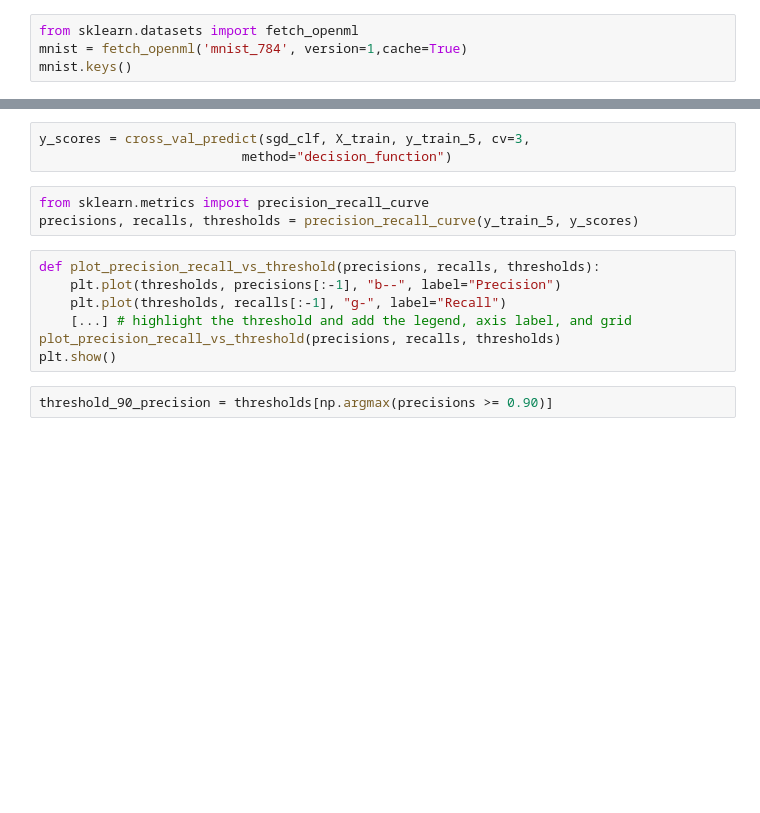
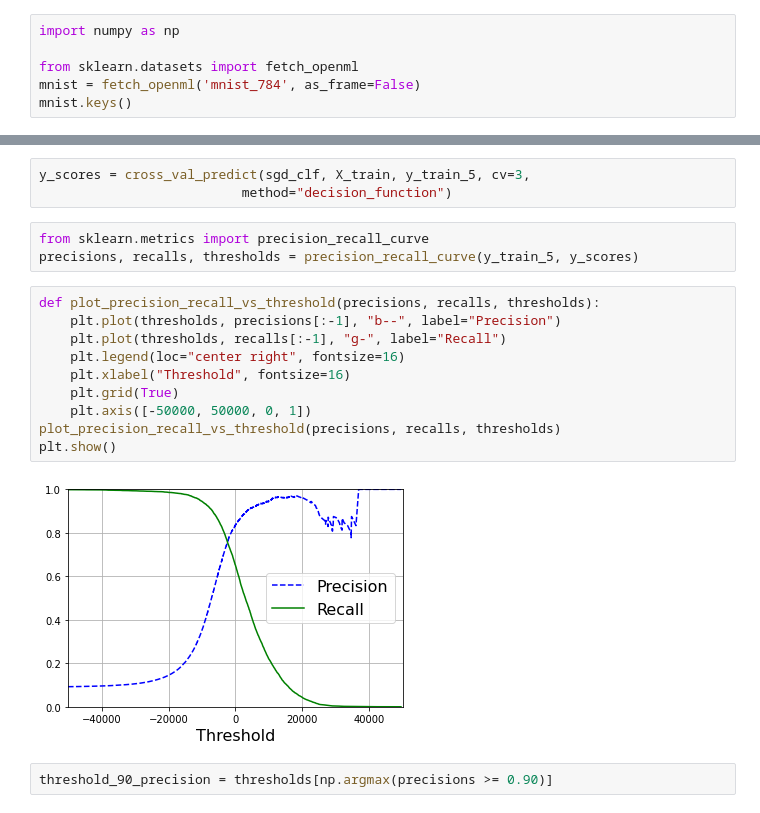
Before and after one commit to myn00r8/sphinx-template, a Jupyter notebook: MNIST.ipynb, the cells around one changed output, grey strips where cells are left out. Drawn from its saved outputs; the diff is of its cells as text; blank space fills up the shorter version.

```diff
--- a/MNIST.ipynb
+++ b/MNIST.ipynb
@@ -1,5 +1,7 @@
 # %%
+import numpy as np
+
 from sklearn.datasets import fetch_openml
-mnist = fetch_openml('mnist_784', version=1,cache=True)
+mnist = fetch_openml('mnist_784', as_frame=False)
 mnist.keys()
 # %% [output]
@@ -94,10 +111,15 @@ precisions, recalls, thresholds = precision_recall_curve(y_train_5, y_scores)
 # %%
 def plot_precision_recall_vs_threshold(precisions, recalls, thresholds):
     plt.plot(thresholds, precisions[:-1], "b--", label="Precision")
     plt.plot(thresholds, recalls[:-1], "g-", label="Recall")
-    [...] # highlight the threshold and add the legend, axis label, and grid
+    plt.legend(loc="center right", fontsize=16)
+    plt.xlabel("Threshold", fontsize=16)
+    plt.grid(True)
+    plt.axis([-50000, 50000, 0, 1])
 plot_precision_recall_vs_threshold(precisions, recalls, thresholds)
 plt.show()
+# %% [output]
+[figure, added]
 # %%
 threshold_90_precision = thresholds[np.argmax(precisions >= 0.90)]
 # %%
```
Also changed, not shown: parts of 37 cells of this notebook.
